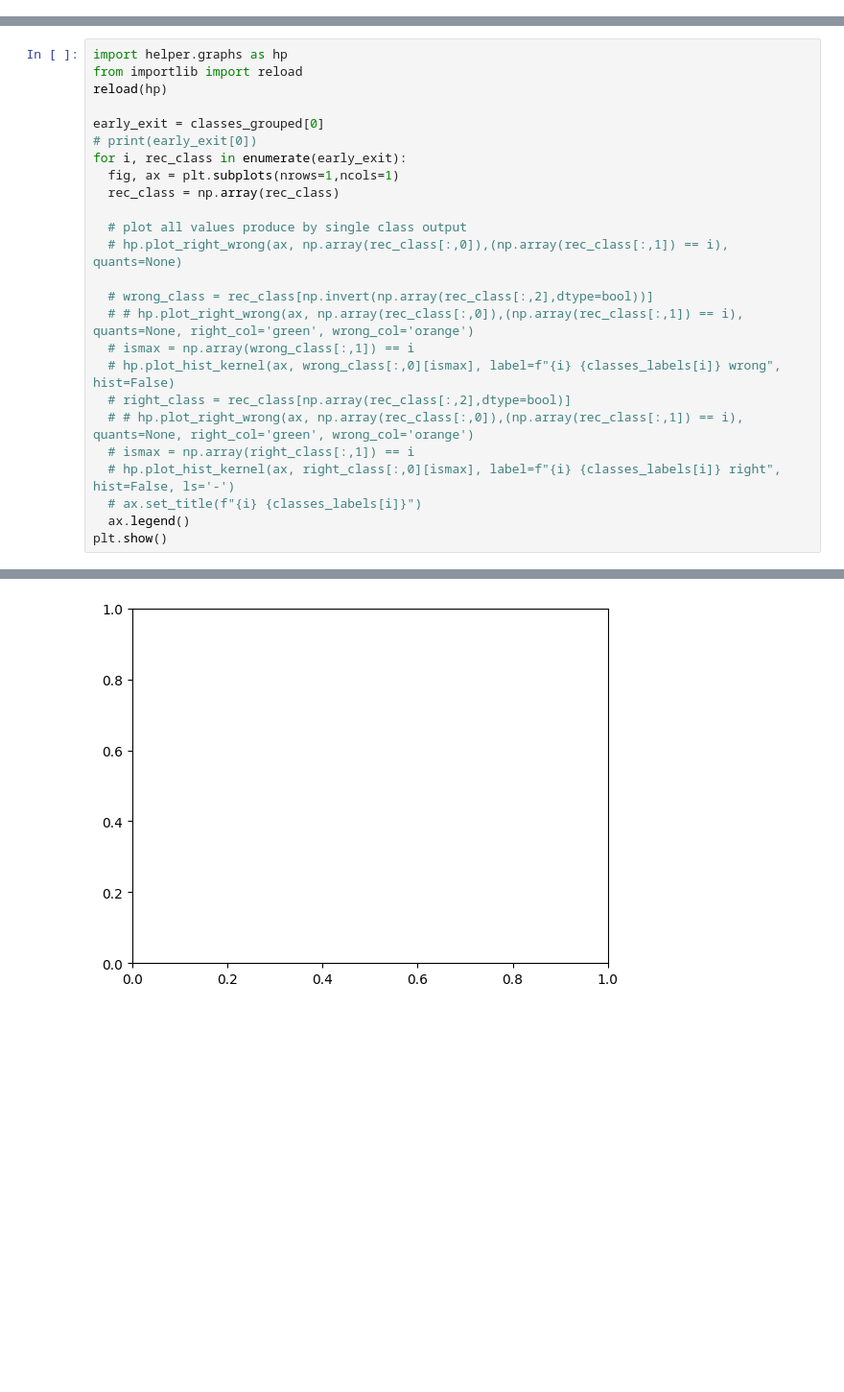
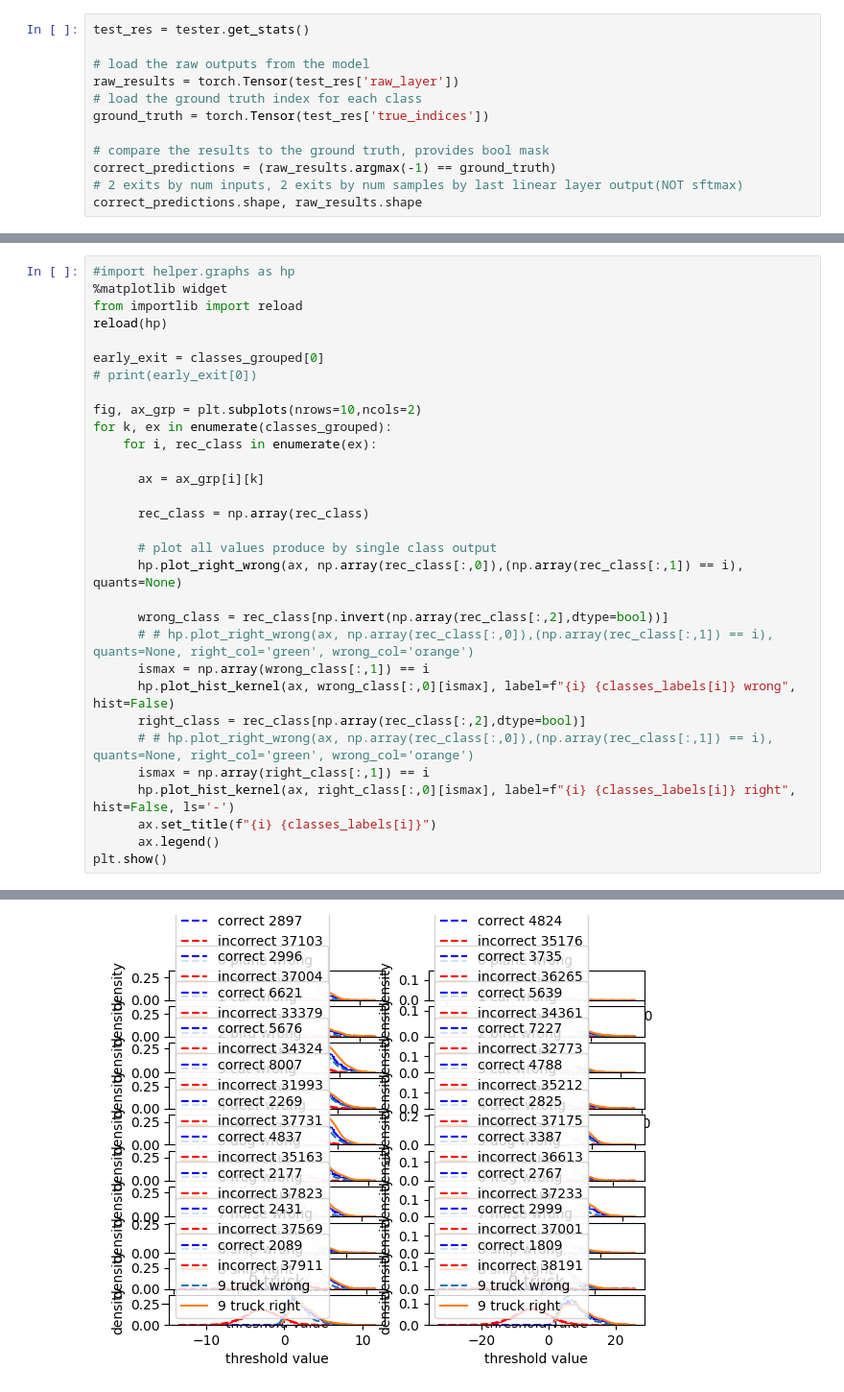
Before and after one commit to biggsbenjamin/earlyexitnet, a Jupyter notebook: scripts/jupyter/make_MAV.ipynb, the cells around one changed output, grey strips where cells are left out. Shown at 96% size. Cells and saved outputs as stored; diff of their text form; blank space fills up the shorter version.

```diff
--- a/scripts/jupyter/make_MAV.ipynb
+++ b/scripts/jupyter/make_MAV.ipynb
@@ -65,0 +115,12 @@ torch.Size([2, 40000])
+# %%
+test_res = tester.get_stats()
+
+# load the raw outputs from the model
+raw_results = torch.Tensor(test_res['raw_layer'])
+# load the ground truth index for each class
+ground_truth = torch.Tensor(test_res['true_indices'])
+
+# compare the results to the ground truth, provides bool mask
+correct_predictions = (raw_results.argmax(-1) == ground_truth)
+# 2 exits by num inputs, 2 exits by num samples by last linear layer output(NOT sftmax)
+correct_predictions.shape, raw_results.shape
@@ -82,28 +167,34 @@ comb = np.stack((class_index,
 
 classes_grouped = hp.group_by(comb)
 # %%
-import helper.graphs as hp
+#import helper.graphs as hp
+%matplotlib widget
 from importlib import reload
 reload(hp)
 
 early_exit = classes_grouped[0]
 # print(early_exit[0])
-for i, rec_class in enumerate(early_exit):
-  fig, ax = plt.subplots(nrows=1,ncols=1)
-  rec_class = np.array(rec_class)
 
-  # plot all values produce by single class output
-  # hp.plot_right_wrong(ax, np.array(rec_class[:,0]),(np.array(rec_class[:,1]) == i), quants=None)
+fig, ax_grp = plt.subplots(nrows=10,ncols=2)
+for k, ex in enumerate(classes_grouped):
+    for i, rec_class in enumerate(ex):
 
-  # wrong_class = rec_class[np.invert(np.array(rec_class[:,2],dtype=bool))]
-  # # hp.plot_right_wrong(ax, np.array(rec_class[:,0]),(np.array(rec_class[:,1]) == i), quants=None, right_col='green', wrong_col='orange')
-  # ismax = np.array(wrong_class[:,1]) == i
-  # hp.plot_hist_kernel(ax, wrong_class[:,0][ismax], label=f"{i} {classes_labels[i]} wrong", hist=False)
-  # right_class = rec_class[np.array(rec_class[:,2],dtype=bool)]
-  # # hp.plot_right_wrong(ax, np.array(rec_class[:,0]),(np.array(rec_class[:,1]) == i), quants=None, right_col='green', wrong_col='orange')
-  # ismax = np.array(right_class[:,1]) == i
-  # hp.plot_hist_kernel(ax, right_class[:,0][ismax], label=f"{i} {classes_labels[i]} right", hist=False, ls='-')
-  # ax.set_title(f"{i} {classes_labels[i]}")
-  ax.legend()
+      ax = ax_grp[i][k]
+
+      rec_class = np.array(rec_class)
+
+      # plot all values produce by single class output
+      hp.plot_right_wrong(ax, np.array(rec_class[:,0]),(np.array(rec_class[:,1]) == i), quants=None)
+
+      wrong_class = rec_class[np.invert(np.array(rec_class[:,2],dtype=bool))]
+      # # hp.plot_right_wrong(ax, np.array(rec_class[:,0]),(np.array(rec_class[:,1]) == i), quants=None, right_col='green', wrong_col='orange')
+      ismax = np.array(wrong_class[:,1]) == i
+      hp.plot_hist_kernel(ax, wrong_class[:,0][ismax], label=f"{i} {classes_labels[i]} wrong", hist=False)
+      right_class = rec_class[np.array(rec_class[:,2],dtype=bool)]
+      # # hp.plot_right_wrong(ax, np.array(rec_class[:,0]),(np.array(rec_class[:,1]) == i), quants=None, right_col='green', wrong_col='orange')
+      ismax = np.array(right_class[:,1]) == i
+      hp.plot_hist_kernel(ax, right_class[:,0][ismax], label=f"{i} {classes_labels[i]} right", hist=False, ls='-')
+      ax.set_title(f"{i} {classes_labels[i]}")
+      ax.legend()
 plt.show()
 # %% [output]
@@ -112,3 +201,3 @@ IndexError: too many indices for array: array is 1-dimensional, but 2 were index
-[figure, old version]
+[figure, new version]
 # %%
 # SHOW THE MODEL WORKING
```
Also changed, not shown: parts of 10 cells of this notebook, 6 other files.
